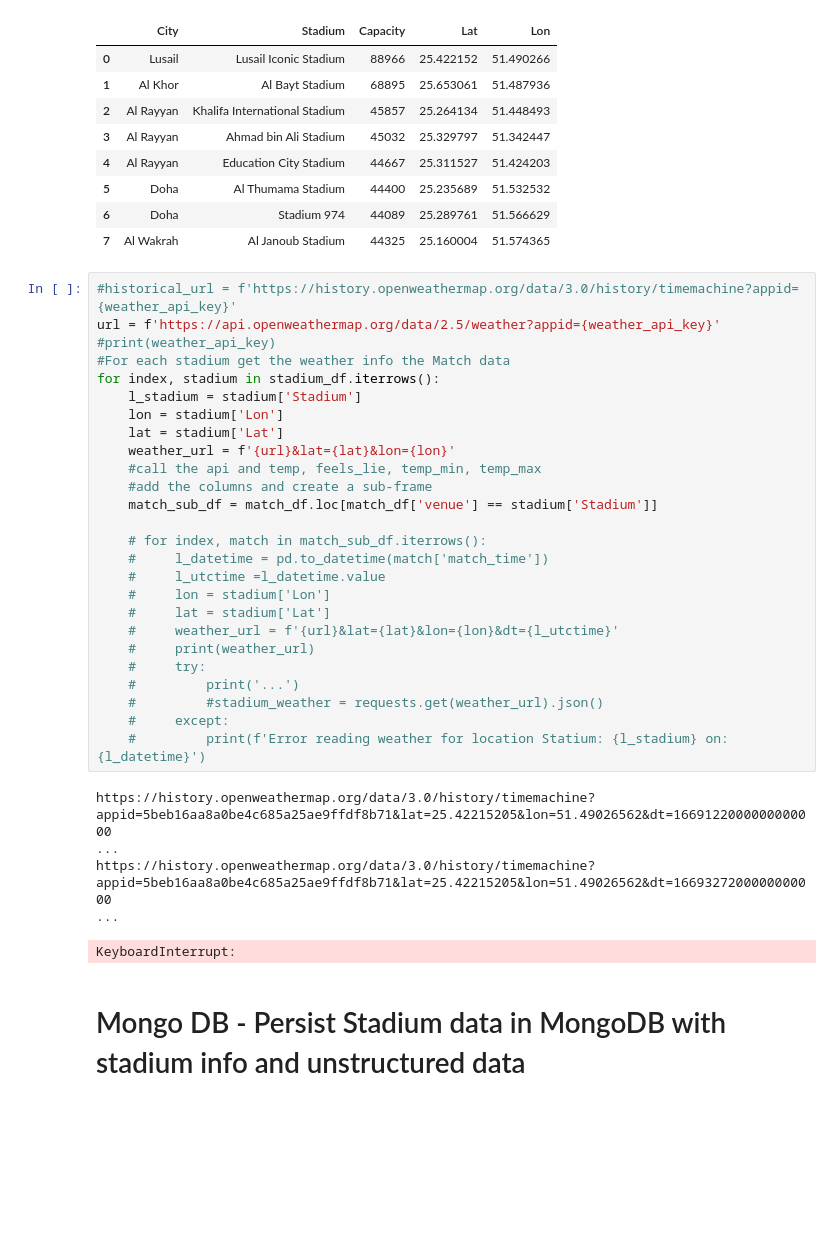
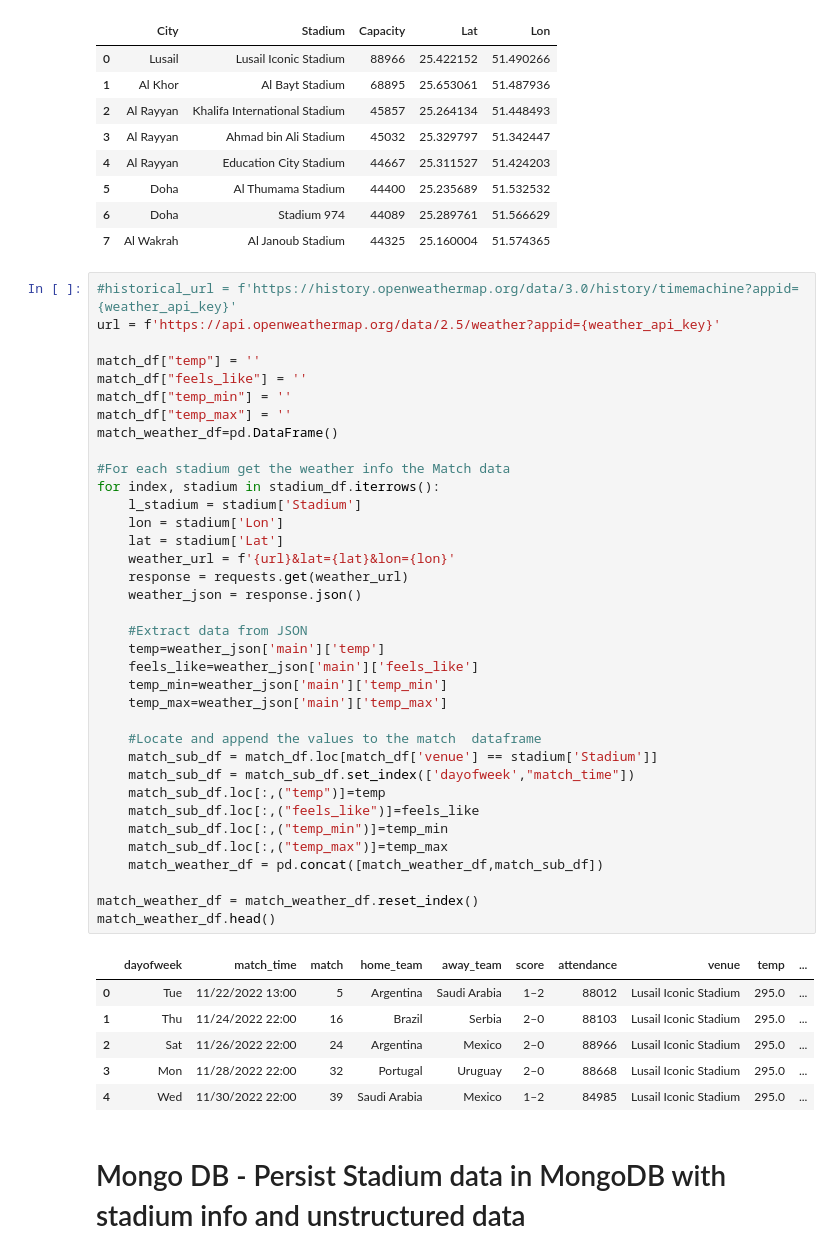
Before and after one commit to xnotynot/Project2-ETL, a Jupyter notebook: FIFA_2022_ETL.ipynb, the cells around one changed output. Drawn from its saved outputs; the diff is of its cells as text; blank space fills up the shorter version.

```diff
--- a/FIFA_2022_ETL.ipynb
+++ b/FIFA_2022_ETL.ipynb
@@ -198,35 +195,46 @@ stadium_df
 # %%
 #historical_url = f'https://history.openweathermap.org/data/3.0/history/timemachine?appid={weather_api_key}'
 url = f'https://api.openweathermap.org/data/2.5/weather?appid={weather_api_key}'
-#print(weather_api_key)
+
+match_df["temp"] = ''
+match_df["feels_like"] = ''
+match_df["temp_min"] = ''
+match_df["temp_max"] = ''
+match_weather_df=pd.DataFrame()
+
 #For each stadium get the weather info the Match data
 for index, stadium in stadium_df.iterrows():
     l_stadium = stadium['Stadium']
     lon = stadium['Lon']
     lat = stadium['Lat']
     weather_url = f'{url}&lat={lat}&lon={lon}'
-    #call the api and temp, feels_lie, temp_min, temp_max
-    #add the columns and create a sub-frame
+    response = requests.get(weather_url)
+    weather_json = response.json()
+
+    #Extract data from JSON
+    temp=weather_json['main']['temp']
+    feels_like=weather_json['main']['feels_like']
+    temp_min=weather_json['main']['temp_min']
+    temp_max=weather_json['main']['temp_max']
+
+    #Locate and append the values to the match  dataframe
     match_sub_df = match_df.loc[match_df['venue'] == stadium['Stadium']]
+    match_sub_df = match_sub_df.set_index(['dayofweek',"match_time"])
+    match_sub_df.loc[:,("temp")]=temp
+    match_sub_df.loc[:,("feels_like")]=feels_like
+    match_sub_df.loc[:,("temp_min")]=temp_min
+    match_sub_df.loc[:,("temp_max")]=temp_max
+    match_weather_df = pd.concat([match_weather_df,match_sub_df])
 
-    # for index, match in match_sub_df.iterrows():
-    #     l_datetime = pd.to_datetime(match['match_time'])
-    #     l_utctime =l_datetime.value
-    #     lon = stadium['Lon']
-    #     lat = stadium['Lat']
-    #     weather_url = f'{url}&lat={lat}&lon={lon}&dt={l_utctime}'
-    #     print(weather_url)
-    #     try:
-    #         print('...')
-    #         #stadium_weather = requests.get(weather_url).json()
-    #     except:
-    #         print(f'Error reading weather for location Statium: {l_stadium} on: {l_datetime}')
+match_weather_df = match_weather_df.reset_index()
+match_weather_df.head()
 # %% [output]
-https://history.openweathermap.org/data/3.0/history/timemachine?appid=5beb16aa8a0be4c685a25ae9ffdf8b71&lat=25.42215205&lon=51.49026562&dt=1669122000000000000
-...
-https://history.openweathermap.org/data/3.0/history/timemachine?appid=5beb16aa8a0be4c685a25ae9ffdf8b71&lat=25.42215205&lon=51.49026562&dt=1669327200000000000
-...
-KeyboardInterrupt:
+|  | dayofweek | match_time | match | home_team | away_team | score | attendance | venue | temp | ... |
+| 0 | Tue | 11/22/2022 13:00 | 5 | Argentina | Saudi Arabia | 1–2 | 88012 | Lusail Iconic Stadium | 295.0 | ... |
+| 1 | Thu | 11/24/2022 22:00 | 16 | Brazil | Serbia | 2–0 | 88103 | Lusail Iconic Stadium | 295.0 | ... |
+| 2 | Sat | 11/26/2022 22:00 | 24 | Argentina | Mexico | 2–0 | 88966 | Lusail Iconic Stadium | 295.0 | ... |
+| 3 | Mon | 11/28/2022 22:00 | 32 | Portugal | Uruguay | 2–0 | 88668 | Lusail Iconic Stadium | 295.0 | ... |
+| 4 | Wed | 11/30/2022 22:00 | 39 | Saudi Arabia | Mexico | 1–2 | 84985 | Lusail Iconic Stadium | 295.0 | ... |
 # %% [markdown]
 # Mongo DB - Persist Stadium data in MongoDB with stadium info and unstructured data
 # %%
```
Also changed, not shown: parts of 11 cells of this notebook, 3 other files.
